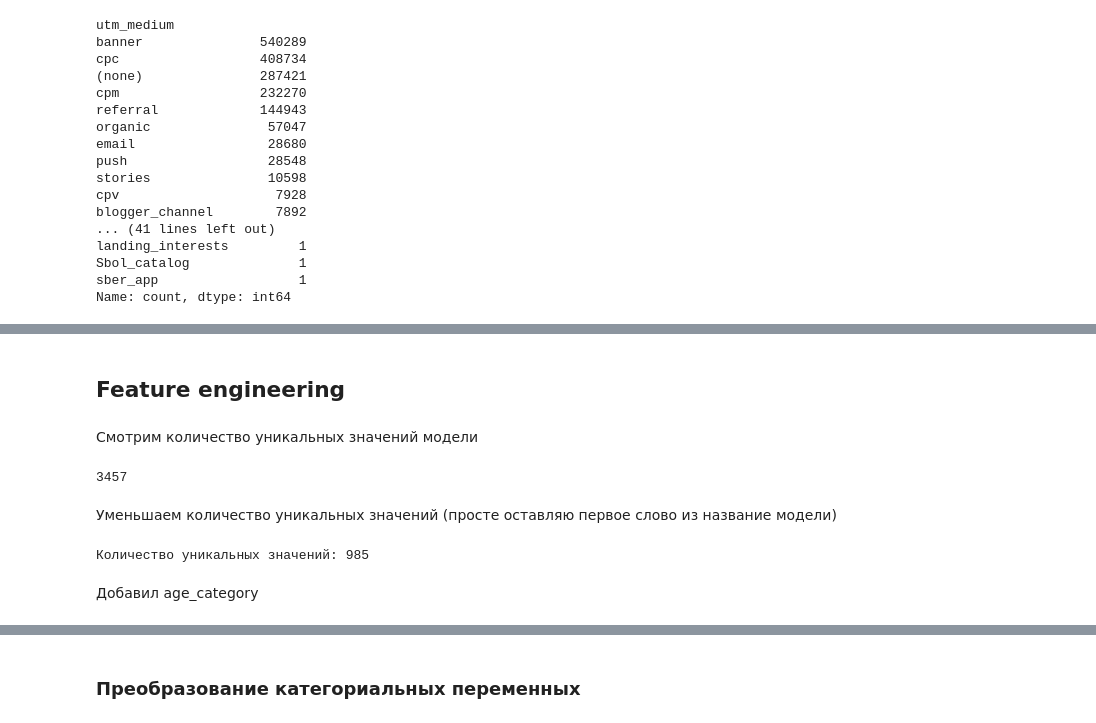
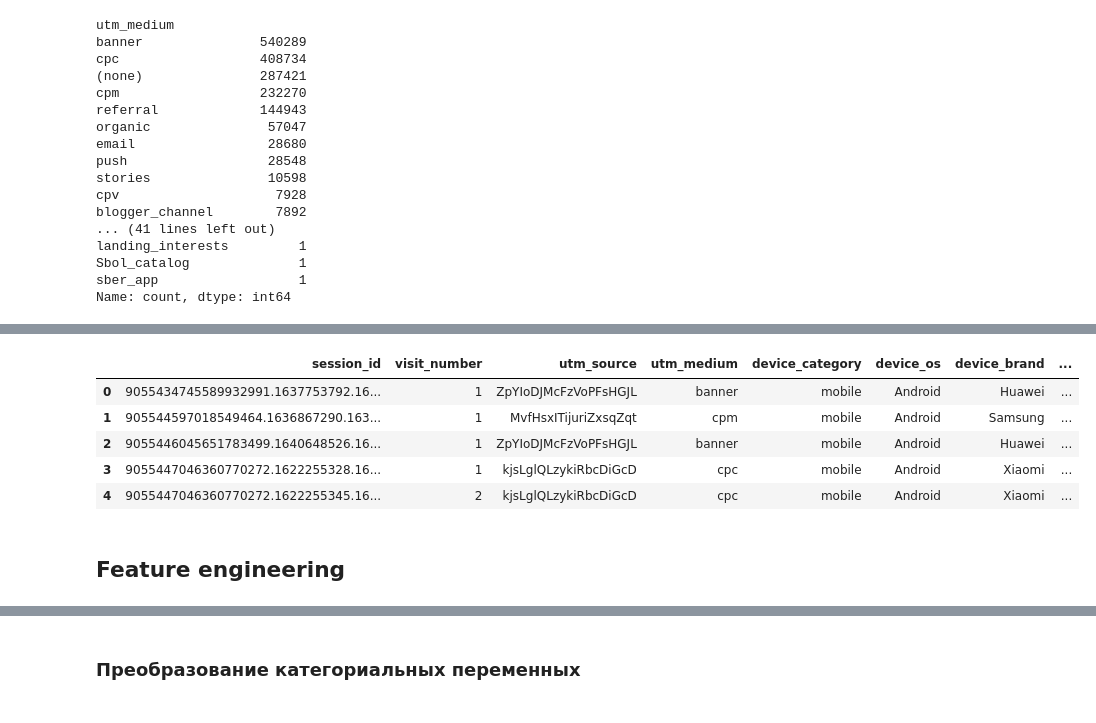
Before and after one commit to IgorKolotushkin/ds_diploma, a Jupyter notebook: diploma_clean.ipynb, the cells around one changed output, grey strips where cells are left out. Drawn from its saved outputs; the diff is of its cells as text; code cells hidden in the pictures.

```diff
--- a/diploma_clean.ipynb
+++ b/diploma_clean.ipynb
@@ -953,0 +646,6 @@ Text(0.5, 0, 'boxplot для кол-ва пройденных миль')
+# %%
+other_city = [city[0] for city in com_df['geo_city'].value_counts(dropna=False).items() if city[1] < 10**4 or city[0] == '(not set)']
+
+com_df['geo_city'] = com_df['geo_city'].replace(list(set(other_city)), 'other_city')
+
+com_df['geo_city'].value_counts(dropna=False).head(20)
@@ -953,0 +690,6 @@ Text(0.5, 0, 'boxplot для кол-ва пройденных миль')
+# %%
+other_country = [country[0] for country in com_df['geo_country'].value_counts(dropna=False).items() if country[1] < 10**4 or country[0] == '(not set)']
+
+com_df['geo_country'] = com_df['geo_country'].replace(other_country, 'other_country')
+
+com_df['geo_country'].value_counts(dropna=False).head(20)
@@ -953,0 +701,8 @@ Text(0.5, 0, 'boxplot для кол-ва пройденных миль')
+# %%
+com_df['year'] = com_df['visit_date'].apply(lambda x: int(x.split('-')[0]))
+
+com_df['month'] = com_df['visit_date'].apply(lambda x: int(x.split('-')[1]))
+
+com_df['day'] = com_df['visit_date'].apply(lambda x: int(x.split('-')[2]))
+
+com_df['year'].head(5)
@@ -953,0 +716,4 @@ Text(0.5, 0, 'boxplot для кол-ва пройденных миль')
+# %%
+com_df['hour'] = com_df['visit_time'].apply(lambda x: int(x.split(':')[0]))
+
+com_df['hour']
@@ -953,0 +743,10 @@ Text(0.5, 0, 'boxplot для кол-ва пройденных миль')
+# %%
+com_df.drop(columns=['client_id', 'visit_date', 'visit_time', 'utm_campaign', 'utm_adcontent', 'utm_keyword','device_screen_resolution'], axis=1, inplace=True)
+com_df.head(5)
+# %% [output]
+|  | session_id | visit_number | utm_source | utm_medium | device_category | device_os | device_brand | ... |
+| 0 | 9055434745589932991.1637753792.16... | 1 | ZpYIoDJMcFzVoPFsHGJL | banner | mobile | Android | Huawei | ... |
+| 1 | 905544597018549464.1636867290.163... | 1 | MvfHsxITijuriZxsqZqt | cpm | mobile | Android | Samsung | ... |
+| 2 | 9055446045651783499.1640648526.16... | 1 | ZpYIoDJMcFzVoPFsHGJL | banner | mobile | Android | Huawei | ... |
+| 3 | 9055447046360770272.1622255328.16... | 1 | kjsLglQLzykiRbcDiGcD | cpc | mobile | Android | Xiaomi | ... |
+| 4 | 9055447046360770272.1622255345.16... | 2 | kjsLglQLzykiRbcDiGcD | cpc | mobile | Android | Xiaomi | ... |
@@ -954,17 +755,2 @@ Text(0.5, 0, 'boxplot для кол-ва пройденных миль')
 # %% [markdown]
 ## Feature engineering
-# %% [markdown]
-Смотрим количество уникальных значений модели
-# %%
-len(df.model.unique())
-# %% [output]
-3457
-# %% [markdown]
-Уменьшаем количество уникальных значений (просте оставляю первое слово из название модели)
-# %%
-df["short_model"] = df.model.apply(lambda x: x.split(" ")[0])
-print(f"Количество уникальных значений: {len(df.short_model.unique())}")
-# %% [output]
-Количество уникальных значений: 985
-# %% [markdown]
-Добавил age_category
```
Also changed, not shown: parts of 67 cells of this notebook.
